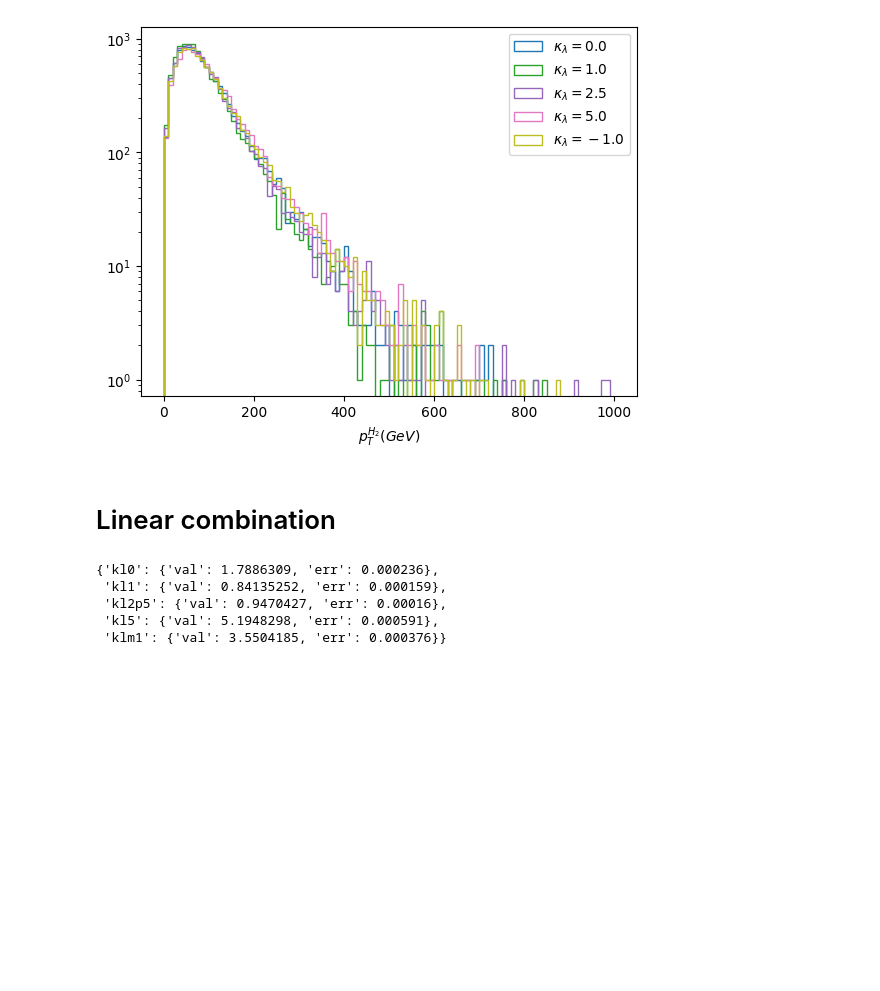
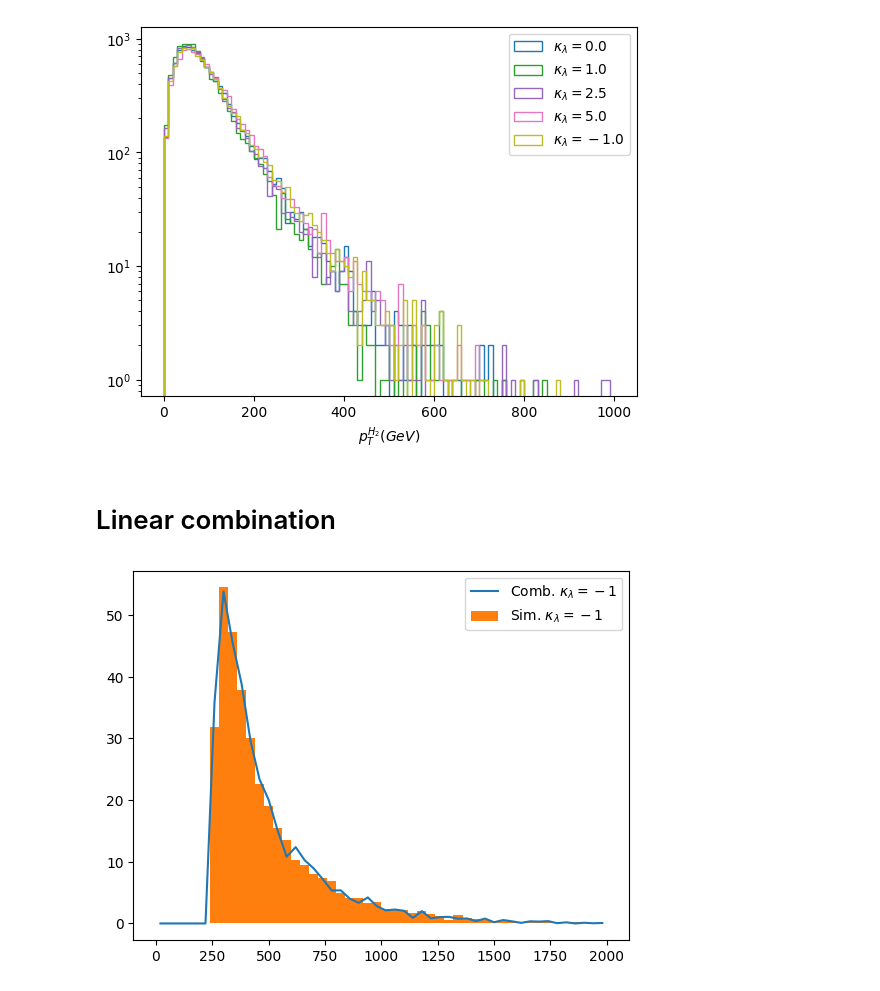
Before and after one commit to MarcoValente/whizard-pythia-delphes, a Jupyter notebook: notebooks/explore_hh.ipynb, the cells around one changed output. Cells and saved outputs as stored; diff of their text form; code cells hidden in the pictures; blank space fills up the shorter version.

```diff
--- a/notebooks/explore_hh.ipynb
+++ b/notebooks/explore_hh.ipynb
@@ -159,18 +159,26 @@ plotHistograms([values_dict[klname][hname]['vals'] for klname in klnames],
 [figure]
 # %% [markdown]
 # Linear combination
-# %%
-xs_dict = {
-    'kl0'   : {'val' : 1.7886309E+00, 'err' : 2.36E-04},
-    'kl1'   : {'val' : 8.4135252E-01, 'err' : 1.59E-04},
-    'kl2p5' : {'val' : 9.4704270E-01, 'err' : 1.60E-04},
-    'kl5'   : {'val' : 5.1948298E+00, 'err' : 5.91E-04},
-    'klm1'  : {'val' : 3.5504185E+00, 'err' : 3.76E-04},
-}
-xs_dict
-# %% [output]
-{'kl0': {'val': 1.7886309, 'err': 0.000236},
- 'kl1': {'val': 0.84135252, 'err': 0.000159},
- 'kl2p5': {'val': 0.9470427, 'err': 0.00016},
- 'kl5': {'val': 5.1948298, 'err': 0.000591},
- 'klm1': {'val': 3.5504185, 'err': 0.000376}}
+# %%
+import klcomb
+import numpy as np
+
+def getCombHist(kl,hname,hist_opts):
+    w_zero = klcomb.xsweight_like(values_dict['kl0'][hname]['vals'],'kl0')
+    h_zero,bins = np.histogram(values_dict['kl0'][hname]['vals'], weights=w_zero, **hist_opts)
+    w_one = klcomb.xsweight_like(values_dict['kl1'][hname]['vals'],'kl1')
+    h_one,_ = np.histogram(values_dict['kl1'][hname]['vals'], weights=w_one,**hist_opts)
+    w_five = klcomb.xsweight_like(values_dict['kl5'][hname]['vals'],'kl5')
+    h_five,_ = np.histogram(values_dict['kl5'][hname]['vals'], weights=w_five,**hist_opts)
+    return klcomb.lin_comb(kl,h_zero,h_one,h_five),bins
+# %%
+hist_opts = {'bins':50,'range':(0,2000)}
+h,bins=getCombHist(-1.0,'mHH',hist_opts)
+# %%
+fig = plt.figure()
+
+plt.plot((bins[1:]+bins[:-1])/2.,h,label='Comb. $\kappa_\lambda = -1$')
+plt.hist(values_dict['klm1']['mHH']['vals'],weights=klcomb.xsweight_like(values_dict['klm1']['mHH']['vals'],'klm1'),label='Sim. $\kappa_\lambda = -1$',**hist_opts)
+_=plt.legend(loc='best')
+# %% [output]
+[figure, added]
```
Also changed, not shown: 1 other file.
